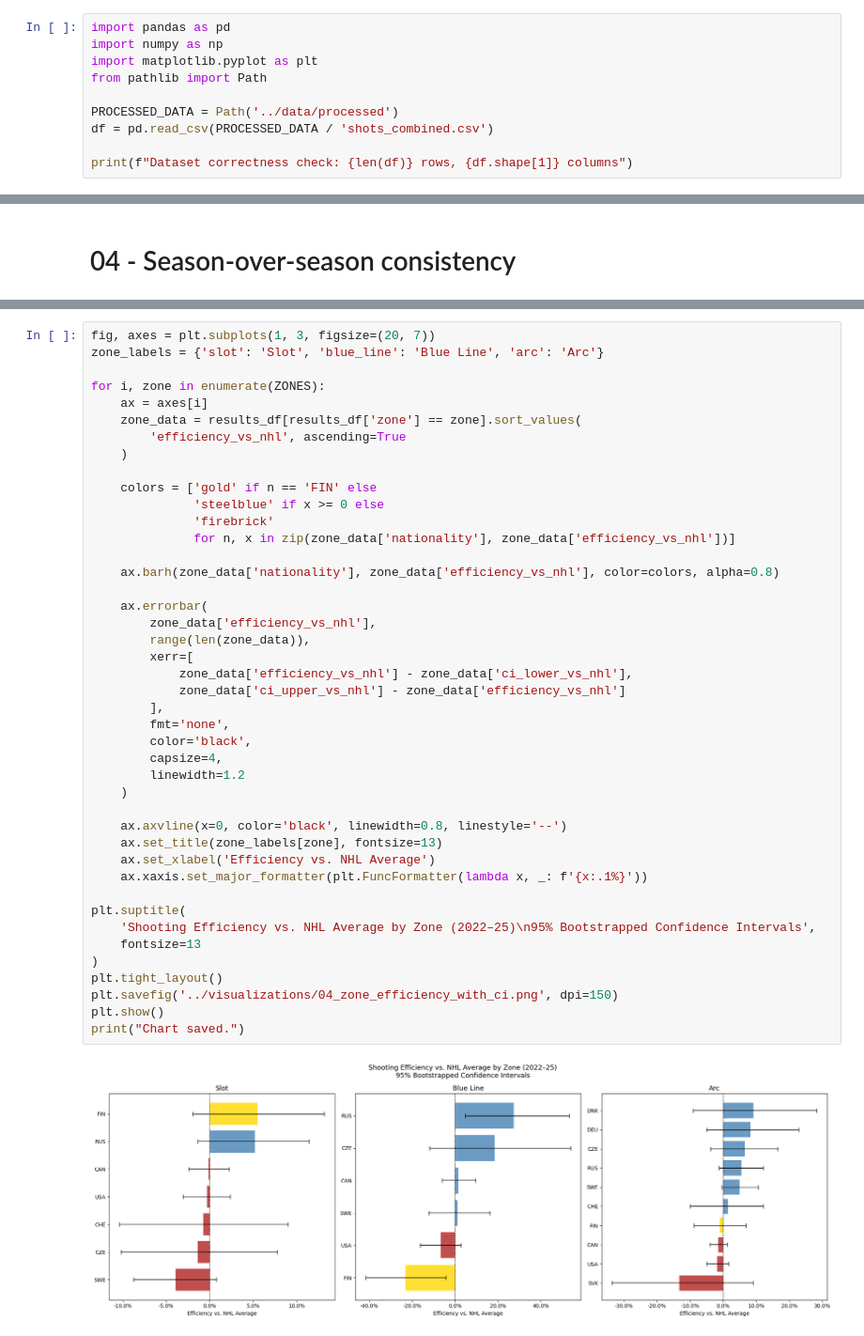
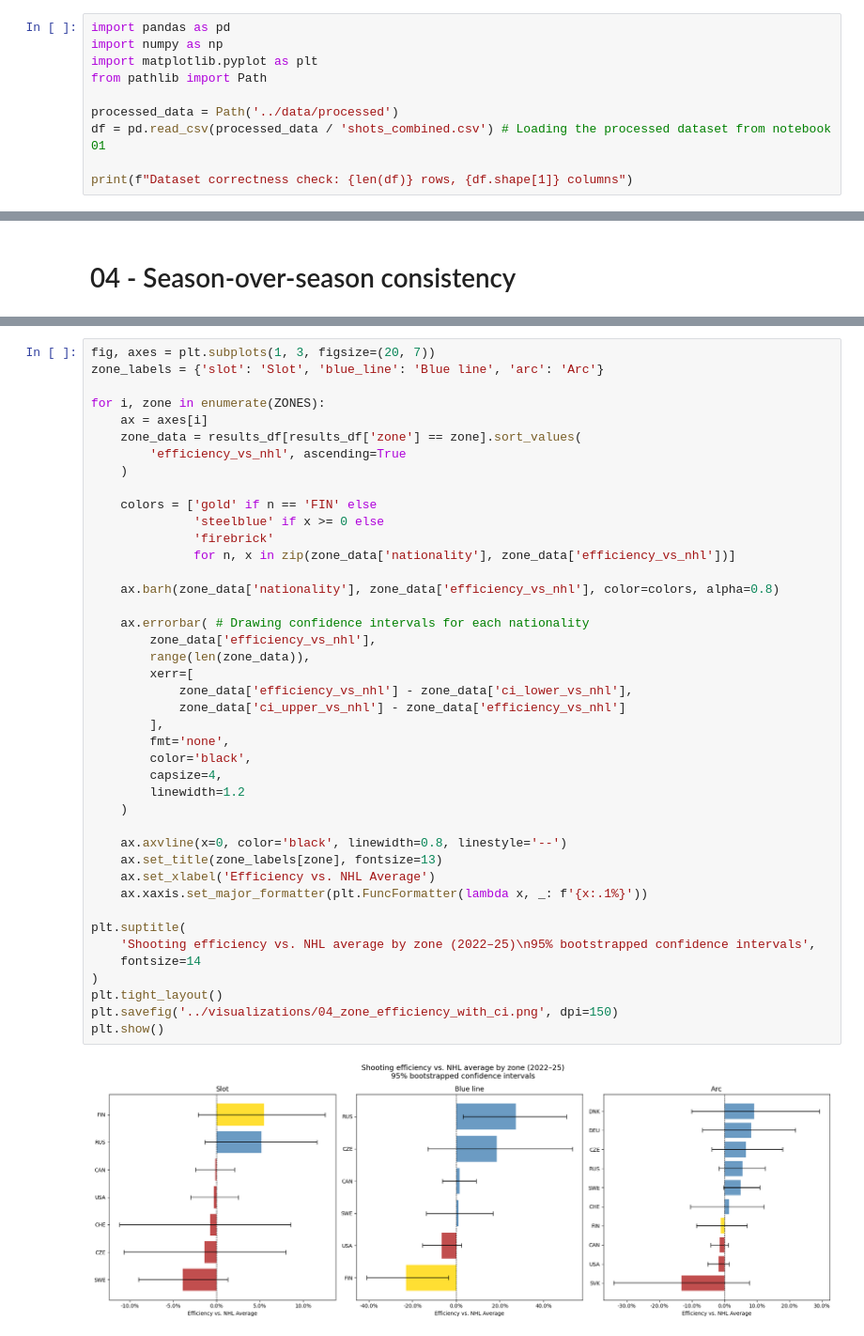
Before and after one commit to juusojf/analysis-on-finnish-nhlers-shooting-efficiency, a Jupyter notebook: notebooks/03_zone_analysis.ipynb, the cells around one changed output, grey strips where cells are left out. Shown at 94% size. Drawn from its saved outputs; the diff is of its cells as text.

Commit message:
added some comments and did final cleanign for notebook 3

```diff
--- a/notebooks/03_zone_analysis.ipynb
+++ b/notebooks/03_zone_analysis.ipynb
@@ -26,8 +26,8 @@ import numpy as np
 import matplotlib.pyplot as plt
 from pathlib import Path
 
-PROCESSED_DATA = Path('../data/processed')
-df = pd.read_csv(PROCESSED_DATA / 'shots_combined.csv')
+processed_data = Path('../data/processed')
+df = pd.read_csv(processed_data / 'shots_combined.csv') # Loading the processed dataset from notebook 01
 
 print(f"Dataset correctness check: {len(df)} rows, {df.shape[1]} columns")
 # %% [output]
@@ -207,6 +195,6 @@ blue_line    2024    636          -0.322615
 # %%
 fig, axes = plt.subplots(1, 3, figsize=(20, 7))
-zone_labels = {'slot': 'Slot', 'blue_line': 'Blue Line', 'arc': 'Arc'}
+zone_labels = {'slot': 'Slot', 'blue_line': 'Blue line', 'arc': 'Arc'}
 
 for i, zone in enumerate(ZONES):
     ax = axes[i]
@@ -217,35 +205,34 @@ for i, zone in enumerate(ZONES):
     colors = ['gold' if n == 'FIN' else
               'steelblue' if x >= 0 else
               'firebrick'
               for n, x in zip(zone_data['nationality'], zone_data['efficiency_vs_nhl'])]
 
     ax.barh(zone_data['nationality'], zone_data['efficiency_vs_nhl'], color=colors, alpha=0.8)
 
-    ax.errorbar(
+    ax.errorbar( # Drawing confidence intervals for each nationality
         zone_data['efficiency_vs_nhl'],
         range(len(zone_data)),
         xerr=[
             zone_data['efficiency_vs_nhl'] - zone_data['ci_lower_vs_nhl'],
             zone_data['ci_upper_vs_nhl'] - zone_data['efficiency_vs_nhl']
         ],
         fmt='none',
         color='black',
         capsize=4,
         linewidth=1.2
     )
 
     ax.axvline(x=0, color='black', linewidth=0.8, linestyle='--')
     ax.set_title(zone_labels[zone], fontsize=13)
     ax.set_xlabel('Efficiency vs. NHL Average')
     ax.xaxis.set_major_formatter(plt.FuncFormatter(lambda x, _: f'{x:.1%}'))
 
 plt.suptitle(
-    'Shooting Efficiency vs. NHL Average by Zone (2022–25)\n95% Bootstrapped Confidence Intervals',
-    fontsize=13
+    'Shooting efficiency vs. NHL average by zone (2022–25)\n95% bootstrapped confidence intervals',
+    fontsize=14
 )
 plt.tight_layout()
 plt.savefig('../visualizations/04_zone_efficiency_with_ci.png', dpi=150)
 plt.show()
-print("Chart saved.")
 # %% [output]
-[figure, old version]
+[figure, new version]
```
Also changed, not shown: parts of 10 cells of this notebook, 2 other files.
